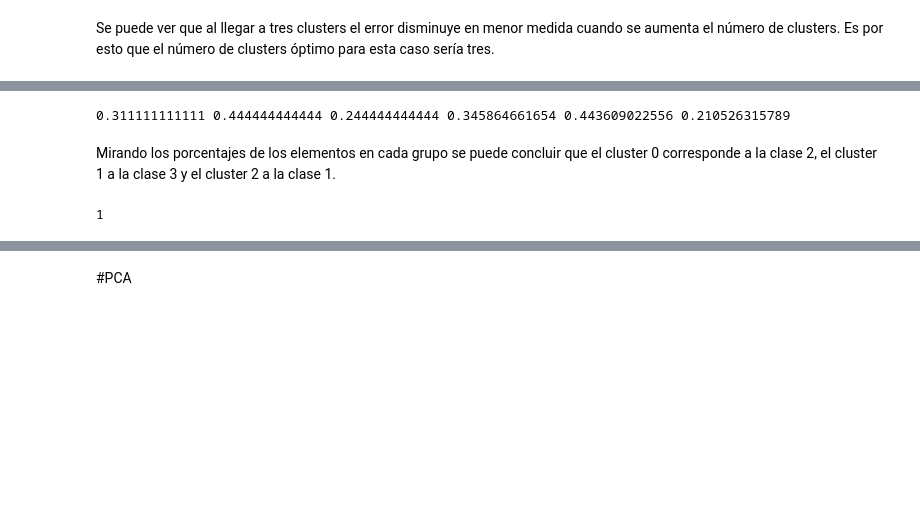
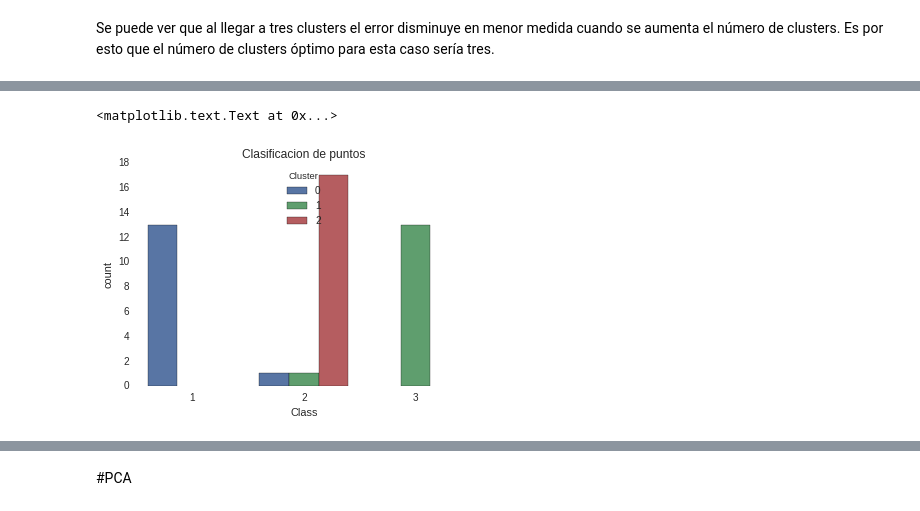
Before and after one commit to scaldas/MCA_EjerciciosESLCap2, a Jupyter notebook: vino/Vino.ipynb, the cells around one changed output, grey strips where cells are left out. Drawn from its saved outputs; the diff is of its cells as text; code cells hidden in the pictures; blank space fills up the shorter version.

```diff
--- a/vino/Vino.ipynb
+++ b/vino/Vino.ipynb
@@ -83,6 +50,0 @@ pct3_train = float(len(grupo3))/float((len(Y_train)))
-# %%
-print pct0_test, pct1_test, pct2_test, pct1_train, pct2_train, pct3_train
-# %% [output]
-0.311111111111 0.444444444444 0.244444444444 0.345864661654 0.443609022556 0.210526315789
-# %% [markdown]
-Mirando los porcentajes de los elementos en cada grupo se puede concluir que el cluster 0 corresponde a la clase 2, el cluster 1 a la clase 3 y el cluster 2 a la clase 1.
@@ -98,8 +51,9 @@ for n,i in enumerate(predict_km):
-# %%
-good_class_km = 0
-for i in range(len(predict_km)):
-    if predict_km[i] == Y_test.iloc[i]:
-        good_class += 1
-print good_class/len(predict_rf)
-# %% [output]
-1
+# %%
+index_km = Y_test.index.values
+results_km = pd.concat([Y_test, pd.DataFrame(data =predict_km, index = index_km, columns = ["Cluster"])], axis=1)
+# %%
+sea.countplot(x= "Class", hue = "Cluster", data= results_km)
+title("Clasificacion de puntos")
+# %% [output]
+<matplotlib.text.Text at 0x...>
+[figure, added]
```
Also changed, not shown: parts of 31 cells of this notebook.
